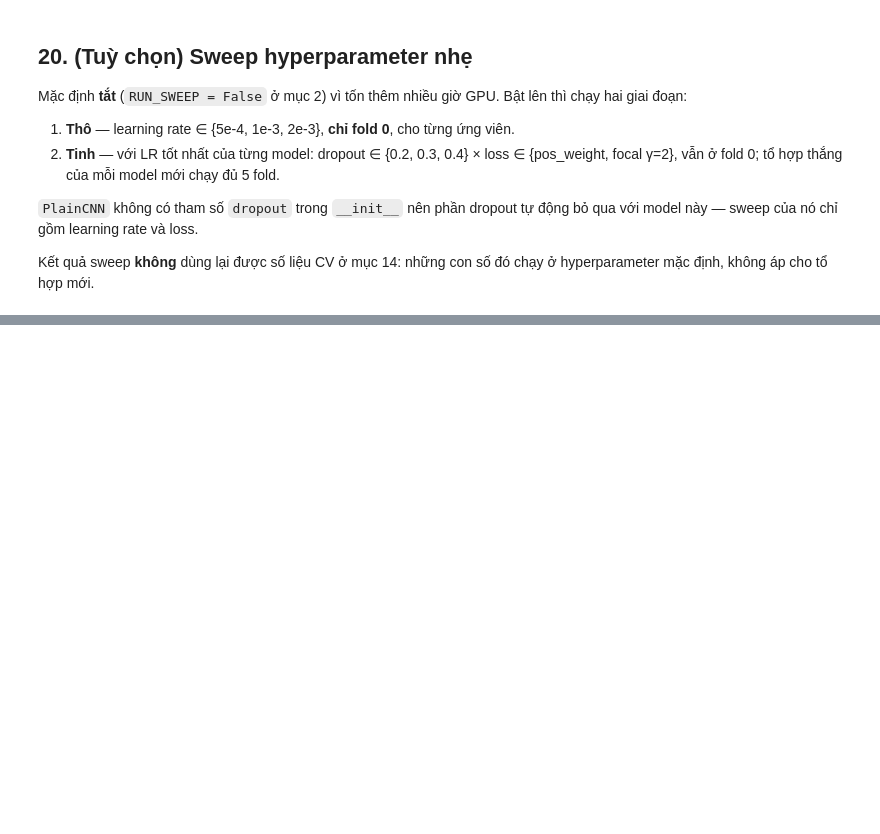
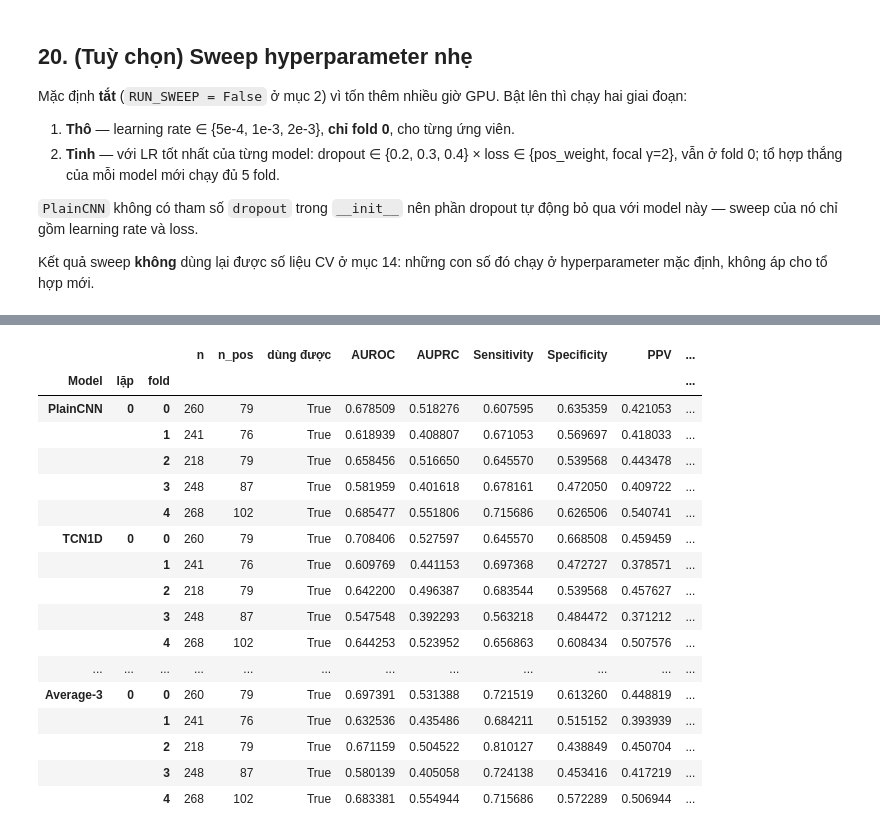
Before and after one commit to quandao073/ECG-experiment, a Jupyter notebook: notebooks/09_omi_stability_calibration.ipynb, the cells around one changed output, grey strips where cells are left out. Cells and saved outputs as stored; diff of their text form; code cells hidden in the pictures; blank space fills up the shorter version.

```diff
--- a/notebooks/09_omi_stability_calibration.ipynb
+++ b/notebooks/09_omi_stability_calibration.ipynb
@@ -127,7 +140,8 @@ OOF_DIR = PERSIST_DIR / "oof"
 
 K_FOLDS = 5
 N_REPEATS = 1          # 2 -> 10 cặp, Wilcoxon HAI phía mới đủ lực (xem mục 16). Gấp đôi chi phí GPU.
-CANDIDATES = ["PlainCNN", "TCN1D", "ResNet1D"]
+CANDIDATES = ["PlainCNN", "ConvNeXtV2_1D", "TCN1D", "SEResNet1D", "ResNet1D",
+              "InceptionTime1D", "AiTiAMI", "XResNet1D"]  # vùng nhiễu ±0,015 AUROC quanh model đơn tốt nhất (06)
 SPEC_TARGET = 0.85     # điểm vận hành chung để so matched-threshold
 RULE_OUT_NPV = 0.99    # ngưỡng rule-out lâm sàng
 N_BOOTSTRAP = 1000
@@ -2041,0 +2369,59 @@ else:
+# %%
+MIN_POS_SUBGROUP_NSTEMI = 5
+
+is_nstemi_all = (df["NSTEMI"].astype(int).to_numpy() == 1) & VALID
+print(f"Toàn bộ phân nhóm NSTEMI có OOF: n={int(is_nstemi_all.sum()):,} | "
+      f"OMI={int(y[is_nstemi_all].sum()):,} ({y[is_nstemi_all].mean():.1%} dương)")
+
+sub_rows = []
+for name in ALL_NAMES:
+    for rep in range(N_REPEATS):
+        for k in range(N_FOLDS_RUN):
+            m_fold = FOLD_ID[rep] == k
+            m_sub = m_fold & is_nstemi_all
+            n_sub, n_pos_sub = int(m_sub.sum()), int(y[m_sub].sum())
+            if n_pos_sub < MIN_POS_SUBGROUP_NSTEMI or n_pos_sub == n_sub:
+                sub_rows.append({"Model": name, "lặp": rep, "fold": k, "n": n_sub,
+                                  "n_pos": n_pos_sub, "dùng được": False,
+                                  "AUROC": np.nan, "AUPRC": np.nan, "Sensitivity": np.nan,
+                                  "Specificity": np.nan, "PPV": np.nan, "NPV": np.nan, "F1": np.nan})
+                continue
+            # Ngưỡng: giữ nguyên ngưỡng Youden's J đã chốt cho TOÀN BỘ fold ở mục 15 —
+            # không tính lại riêng cho phân nhóm (đúng cách triển khai thật).
+            thr_fold = youden_threshold(y[m_fold], OOF_P[name][rep, m_fold])
+            met = compute_metrics(y[m_sub], OOF_P[name][rep, m_sub], thr_fold)
+            sub_rows.append({"Model": name, "lặp": rep, "fold": k, "n": n_sub, "n_pos": n_pos_sub,
+                              "dùng được": True, "AUROC": met["auroc"], "AUPRC": met["auprc"],
+                              "Sensitivity": met["sensitivity"], "Specificity": met["specificity"],
+                              "PPV": met["ppv"], "NPV": met["npv"], "F1": met["f1"]})
+
+SUB_FOLD_METRICS = pd.DataFrame(sub_rows)
+print("\n" + "=" * 78)
+print("PHÂN NHÓM NSTEMI — từng fold (ngưỡng giữ nguyên từ mục 15)")
+print("=" * 78)
+display(SUB_FOLD_METRICS.set_index(["Model", "lặp", "fold"]))
+
+n_bad = (~SUB_FOLD_METRICS["dùng được"]).sum()
+if n_bad:
+    print(f"\n!! {n_bad} dòng bị loại vì fold đó có dưới {MIN_POS_SUBGROUP_NSTEMI} ca dương trong "
+          f"phân nhóm — không đưa vào trung bình.")
+
+usable = SUB_FOLD_METRICS[SUB_FOLD_METRICS["dùng được"]]
+sub_agg = usable.groupby("Model")[["AUROC", "AUPRC", "Sensitivity", "Specificity", "PPV", "NPV", "F1"]]
+sub_summary = sub_agg.agg(["mean", "std", "count"])
+sub_summary.columns = [f"{c}_{s}" for c, s in sub_summary.columns]
+sub_summary = sub_summary.sort_values("AUPRC_mean", ascending=False)
+print("\nTrung bình ± độ lệch chuẩn qua các fold DÙNG ĐƯỢC (phân nhóm NSTEMI):")
+display(sub_summary[[c for c in sub_summary.columns if not c.endswith("_std")]].round(4))
+display(sub_summary[[c for c in sub_summary.columns if c.endswith("_std")]].round(4))
+
+SUB_CHAMPION = sub_summary.index[0]
+SUB_CHALLENGER = sub_summary.index[1] if len(sub_summary) > 1 else None
+n_folds_used = int(sub_summary.loc[SUB_CHAMPION, "AUPRC_count"])
+print(f"\n-> Hạng 1 trên phân nhóm NSTEMI: {SUB_CHAMPION} "
+      f"(AUPRC {sub_summary.loc[SUB_CHAMPION, 'AUPRC_mean']:.4f} "
+      f"± {sub_summary.loc[SUB_CHAMPION, 'AUPRC_std']:.4f}, dựa trên {n_folds_used} fold dùng được)")
+if n_folds_used < K_FOLDS:
+    print(f"   !! Chỉ {n_folds_used}/{K_FOLDS} fold có đủ ca dương trong phân nhóm — "
+          f"KHÔNG đủ để coi con số trung bình này là ổn định.")
+# %% [output]
@@ -2041,0 +2433,18 @@ else:
+|  |  |  | n | n_pos | dùng được | AUROC | AUPRC | Sensitivity | Specificity | PPV | ... |
+| Model | lặp | fold |  |  |  |  |  |  |  |  | ... |
+| PlainCNN | 0 | 0 | 260 | 79 | True | 0.678509 | 0.518276 | 0.607595 | 0.635359 | 0.421053 | ... |
+|  |  | 1 | 241 | 76 | True | 0.618939 | 0.408807 | 0.671053 | 0.569697 | 0.418033 | ... |
+|  |  | 2 | 218 | 79 | True | 0.658456 | 0.516650 | 0.645570 | 0.539568 | 0.443478 | ... |
+|  |  | 3 | 248 | 87 | True | 0.581959 | 0.401618 | 0.678161 | 0.472050 | 0.409722 | ... |
+|  |  | 4 | 268 | 102 | True | 0.685477 | 0.551806 | 0.715686 | 0.626506 | 0.540741 | ... |
+| TCN1D | 0 | 0 | 260 | 79 | True | 0.708406 | 0.527597 | 0.645570 | 0.668508 | 0.459459 | ... |
+|  |  | 1 | 241 | 76 | True | 0.609769 | 0.441153 | 0.697368 | 0.472727 | 0.378571 | ... |
+|  |  | 2 | 218 | 79 | True | 0.642200 | 0.496387 | 0.683544 | 0.539568 | 0.457627 | ... |
+|  |  | 3 | 248 | 87 | True | 0.547548 | 0.392293 | 0.563218 | 0.484472 | 0.371212 | ... |
+|  |  | 4 | 268 | 102 | True | 0.644253 | 0.523952 | 0.656863 | 0.608434 | 0.507576 | ... |
+| ... | ... | ... | ... | ... | ... | ... | ... | ... | ... | ... | ... |
+| Average-3 | 0 | 0 | 260 | 79 | True | 0.697391 | 0.531388 | 0.721519 | 0.613260 | 0.448819 | ... |
+|  |  | 1 | 241 | 76 | True | 0.632536 | 0.435486 | 0.684211 | 0.515152 | 0.393939 | ... |
+|  |  | 2 | 218 | 79 | True | 0.671159 | 0.504522 | 0.810127 | 0.438849 | 0.450704 | ... |
+|  |  | 3 | 248 | 87 | True | 0.580139 | 0.405058 | 0.724138 | 0.453416 | 0.417219 | ... |
+|  |  | 4 | 268 | 102 | True | 0.683381 | 0.554944 | 0.715686 | 0.572289 | 0.506944 | ... |
```
Also changed, not shown: parts of 28 cells of this notebook, 9 other files.
